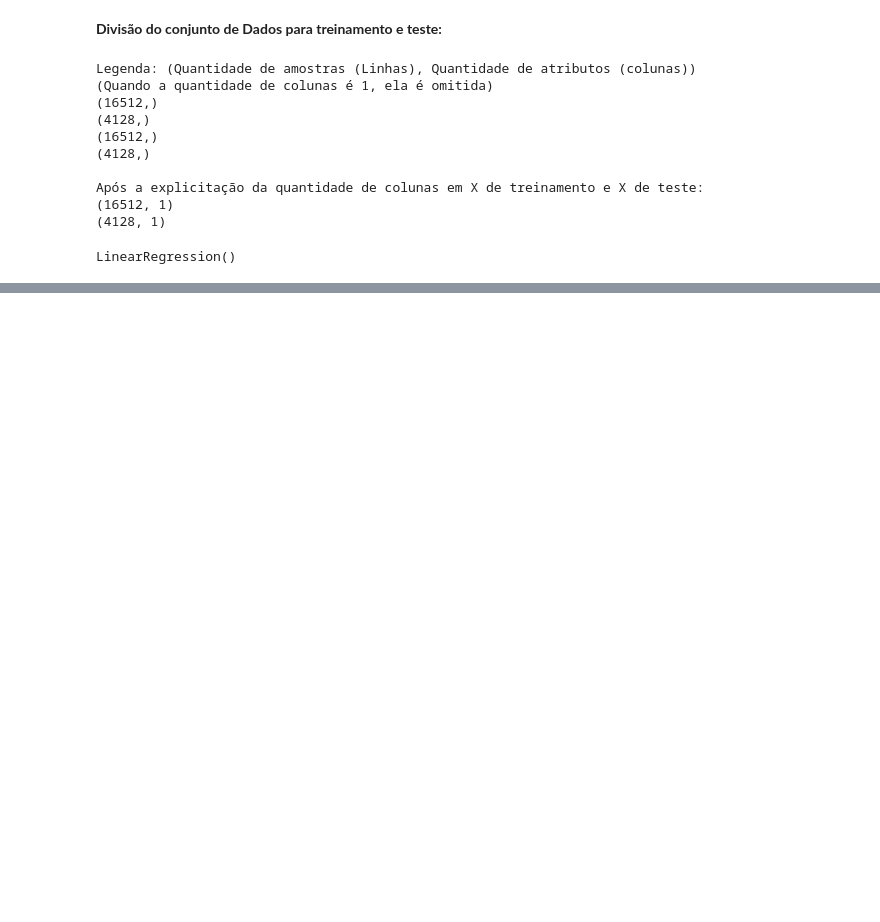
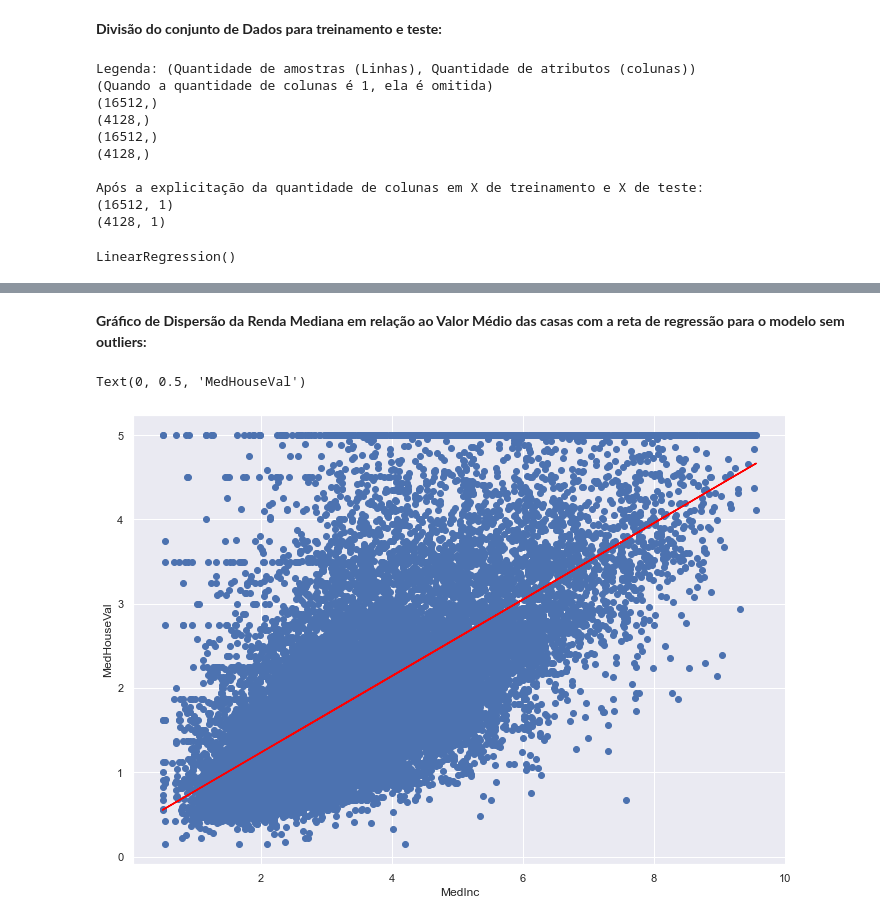
Before and after one commit to gabriellfelix/linear_regressions, a Jupyter notebook: 02. Linear Regression on California Housing Dataset/Linear Regression on California Housing.ipynb, the cells around one changed output, grey strips where cells are left out. Saved outputs shown, nothing was run; the diff lists cells and outputs as text; code cells hidden in the pictures; blank space fills up the shorter version.

```diff
--- a/02. Linear Regression on California Housing Dataset/Linear Regression on California Housing.ipynb
+++ b/02. Linear Regression on California Housing Dataset/Linear Regression on California Housing.ipynb
@@ -159,21 +212,25 @@ ax = sns.scatterplot(x=california["MedInc"], y=california["MedHouseVal"], marker
 # %%
 from sklearn.model_selection import train_test_split
 
-x_train, x_test, y_train, y_test = train_test_split(california["MedInc"], california["MedHouseVal"], test_size=0.2, random_state=5)  # Divide o conjunto de dados em conjunto de treinamento e conjunto de teste, atribuindo 20% das observações a este
+x_train_with_outliers, x_test_with_outliers, y_train_with_outliers, y_test_with_outliers = train_test_split(california["MedInc"], california["MedHouseVal"], test_size=0.2, random_state=5)  # Divide o conjunto de dados em conjunto de treinamento e conjunto de teste, atribuindo 20% das observações a este
+x_train_without_outliers, x_test_without_outliers, y_train_without_outliers, y_test_without_outliers = train_test_split(california_new["MedInc"], california_new["MedHouseVal"], test_size=0.2, random_state=5)
+
 
 display(Markdown("**Divisão do conjunto de Dados para treinamento e teste:**"))
 print("Legenda: (Quantidade de amostras (Linhas), Quantidade de atributos (colunas))")
 print("(Quando a quantidade de colunas é 1, ela é omitida)")
-print(x_train.shape)
-print(x_test.shape)
-print(y_train.shape)
-print(y_test.shape)
+print(x_train_with_outliers.shape)
+print(x_test_with_outliers.shape)
+print(y_train_with_outliers.shape)
+print(y_test_with_outliers.shape)
 
-x_train = np.array(x_train).reshape(-1,1)  #Explicita o número de colunas no shape para que não haja erros no treinamento do modelo
-x_test = np.array(x_test).reshape(-1,1)
+x_train_with_outliers = np.array(x_train_with_outliers).reshape(-1,1)  #Explicita o número de colunas no shape para que não haja erros no treinamento do modelo
+x_test_with_outliers = np.array(x_test_with_outliers).reshape(-1,1)
+x_train_without_outliers = np.array(x_train_without_outliers).reshape(-1,1)
+x_test_without_outliers = np.array(x_test_without_outliers).reshape(-1,1)
 print("\nApós a explicitação da quantidade de colunas em X de treinamento e X de teste:")
-print(x_train.shape)
-print(x_test.shape)
+print(x_train_with_outliers.shape)
+print(x_test_with_outliers.shape)
 # %% [output]
 **Divisão do conjunto de Dados para treinamento e teste:**
 Legenda: (Quantidade de amostras (Linhas), Quantidade de atributos (colunas))
@@ -198,3 +285,14 @@ LinearRegression()
+# %%
+display(Markdown("**Gráfico de Dispersão da Renda Mediana em relação ao Valor Médio das casas com a reta de regressão para o modelo sem outliers:**"))
+x = california_new["MedInc"]
+plt.scatter(x, california_new['MedHouseVal'])
+plt.plot(x, lin_model_without_outliers.intercept_ + lin_model_without_outliers.coef_[0] * x, '-', color='red')
+plt.xlabel('MedInc')
+plt.ylabel('MedHouseVal')
+# %% [output]
+**Gráfico de Dispersão da Renda Mediana em relação ao Valor Médio das casas com a reta de regressão para o modelo sem outliers:**
+Text(0, 0.5, 'MedHouseVal')
+[figure, added]
 # %%
 # Avaliação do Modelo com os dados de Treinamento
 
```
Also changed, not shown: parts of 11 cells of this notebook.
